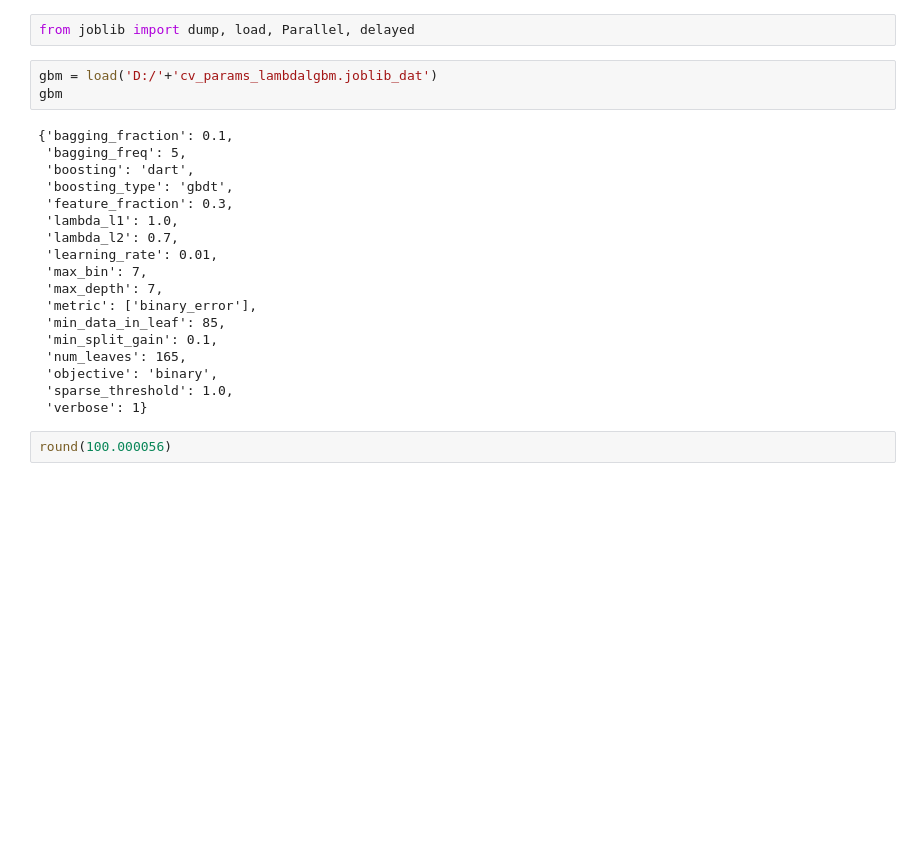
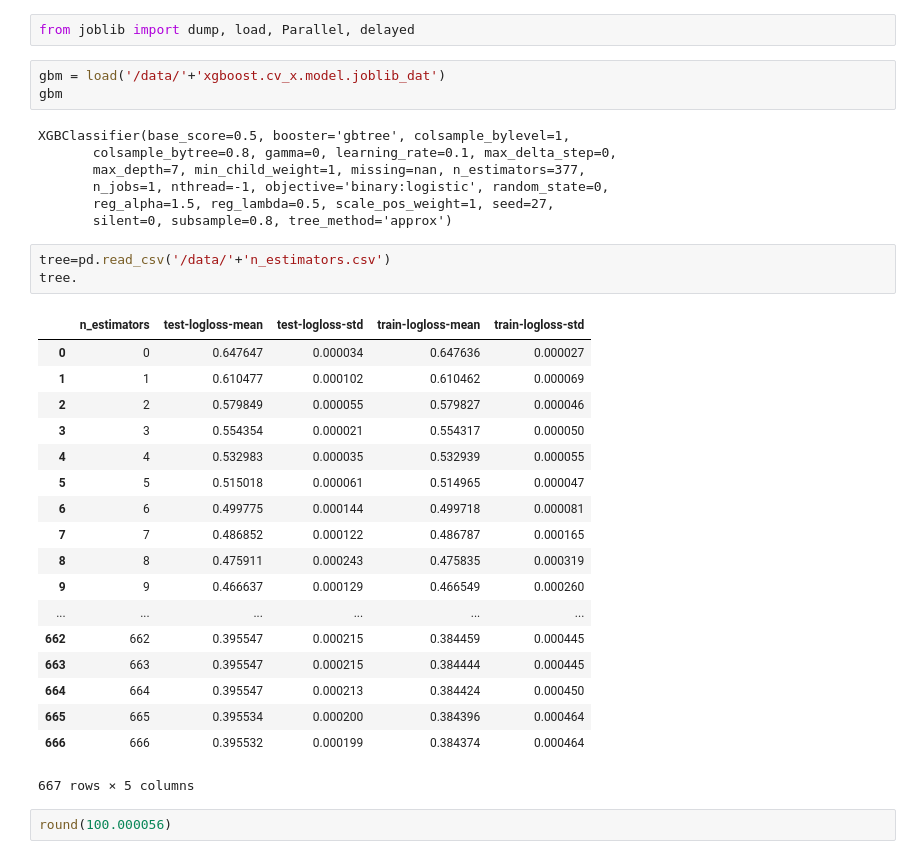
Before and after one commit to jhyehuang/kaggle-avazu, a Jupyter notebook: avazu_code/0. EDA.ipynb, the cells around one changed output. Saved outputs shown, nothing was run; the diff lists cells and outputs as text; blank space fills up the shorter version.

```diff
--- a/avazu_code/0. EDA.ipynb
+++ b/avazu_code/0. EDA.ipynb
@@ -14,26 +14,37 @@ import seaborn as sns
 # %%
 from joblib import dump, load, Parallel, delayed
 # %%
-gbm = load('D:/'+'cv_params_lambdalgbm.joblib_dat')
+gbm = load('/data/'+'xgboost.cv_x.model.joblib_dat')
 gbm
 # %% [output]
-{'bagging_fraction': 0.1,
- 'bagging_freq': 5,
- 'boosting': 'dart',
- 'boosting_type': 'gbdt',
- 'feature_fraction': 0.3,
- 'lambda_l1': 1.0,
- 'lambda_l2': 0.7,
- 'learning_rate': 0.01,
- 'max_bin': 7,
- 'max_depth': 7,
- 'metric': ['binary_error'],
- 'min_data_in_leaf': 85,
- 'min_split_gain': 0.1,
- 'num_leaves': 165,
- 'objective': 'binary',
- 'sparse_threshold': 1.0,
- 'verbose': 1}
+XGBClassifier(base_score=0.5, booster='gbtree', colsample_bylevel=1,
+       colsample_bytree=0.8, gamma=0, learning_rate=0.1, max_delta_step=0,
+       max_depth=7, min_child_weight=1, missing=nan, n_estimators=377,
+       n_jobs=1, nthread=-1, objective='binary:logistic', random_state=0,
+       reg_alpha=1.5, reg_lambda=0.5, scale_pos_weight=1, seed=27,
+       silent=0, subsample=0.8, tree_method='approx')
+# %%
+tree=pd.read_csv('/data/'+'n_estimators.csv')
+tree.
+# %% [output]
+|  | n_estimators | test-logloss-mean | test-logloss-std | train-logloss-mean | train-logloss-std |
+| 0 | 0 | 0.647647 | 0.000034 | 0.647636 | 0.000027 |
+| 1 | 1 | 0.610477 | 0.000102 | 0.610462 | 0.000069 |
+| 2 | 2 | 0.579849 | 0.000055 | 0.579827 | 0.000046 |
+| 3 | 3 | 0.554354 | 0.000021 | 0.554317 | 0.000050 |
+| 4 | 4 | 0.532983 | 0.000035 | 0.532939 | 0.000055 |
+| 5 | 5 | 0.515018 | 0.000061 | 0.514965 | 0.000047 |
+| 6 | 6 | 0.499775 | 0.000144 | 0.499718 | 0.000081 |
+| 7 | 7 | 0.486852 | 0.000122 | 0.486787 | 0.000165 |
+| 8 | 8 | 0.475911 | 0.000243 | 0.475835 | 0.000319 |
+| 9 | 9 | 0.466637 | 0.000129 | 0.466549 | 0.000260 |
+| ... | ... | ... | ... | ... | ... |
+| 662 | 662 | 0.395547 | 0.000215 | 0.384459 | 0.000445 |
+| 663 | 663 | 0.395547 | 0.000215 | 0.384444 | 0.000445 |
+| 664 | 664 | 0.395547 | 0.000213 | 0.384424 | 0.000450 |
+| 665 | 665 | 0.395534 | 0.000200 | 0.384396 | 0.000464 |
+| 666 | 666 | 0.395532 | 0.000199 | 0.384374 | 0.000464 |
+667 rows × 5 columns
 # %%
 round(100.000056)
 # %% [output]
```
Also changed, not shown: parts of 1 cell of this notebook, 5 other files.
